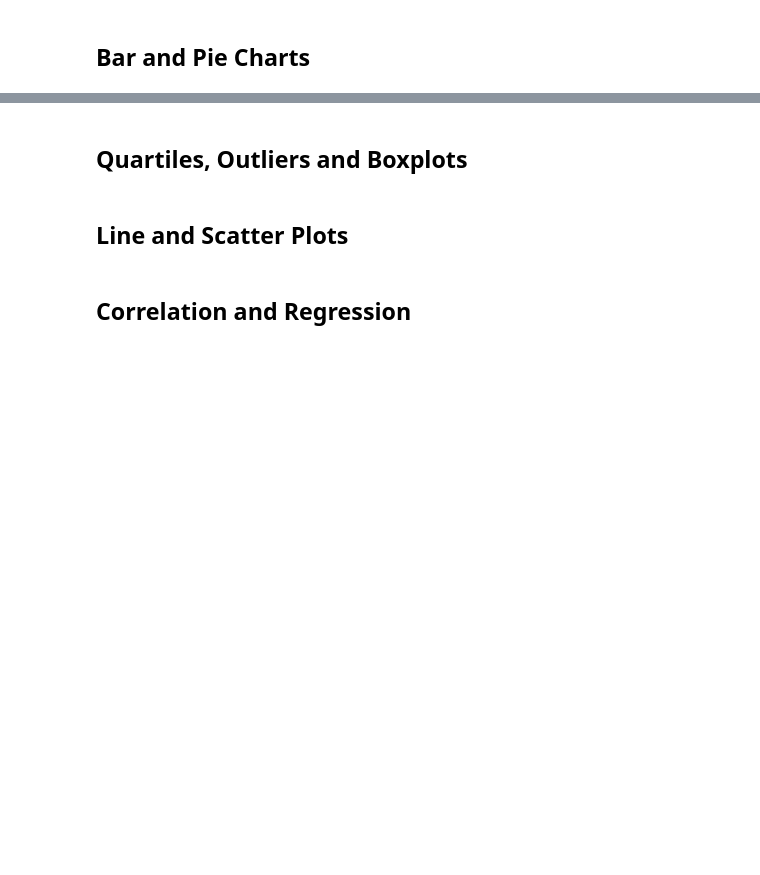
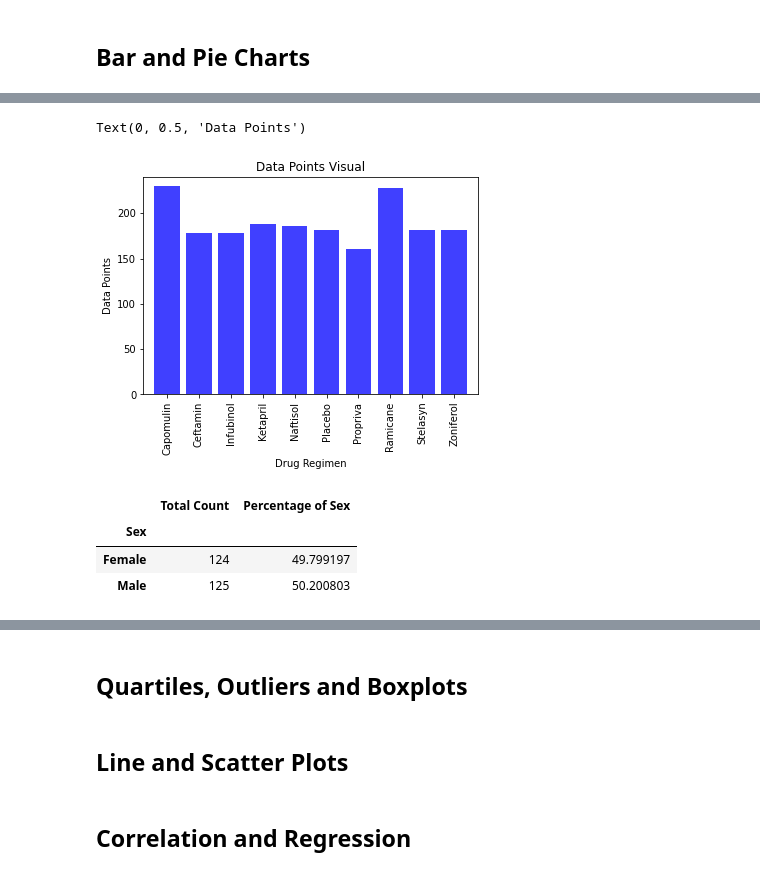
Before and after one commit to jagorman/Pymaceuticals, a Jupyter notebook: Pymaceuticals/Pymaceuticals .ipynb, the cells around one changed output, grey strips where cells are left out. Drawn from its saved outputs; the diff is of its cells as text; code cells hidden in the pictures; blank space fills up the shorter version.

```diff
--- a/Pymaceuticals/Pymaceuticals .ipynb
+++ b/Pymaceuticals/Pymaceuticals .ipynb
@@ -72,0 +157,39 @@ count
+# %%
+# Generate a bar plot showing the total number of measurements taken on each drug regimen using pyplot.
+users = [230, 178, 178, 188, 186, 181, 161, 228, 181, 182]
+
+#Set the x_axis to be the amount of the Data Regimen
+x_axis = np.arange(len(regimen))
+
+plt.bar(x_axis, users, color='b', alpha=0.75, align='center')
+
+tick_locations = [value for value in x_axis]
+plt.xticks(tick_locations, ['Capomulin', 'Ceftamin', 'Infubinol', 'Ketapril', 'Naftisol', 'Placebo', 'Propriva', 'Ramicane', 'Stelasyn', 'Zoniferol'],  rotation='vertical')
+
+plt.xlim(-0.75, len(x_axis)-0.25)
+
+plt.ylim(0, max(users)+10)
+
+plt.title("Data Points Visual")
+plt.xlabel("Drug Regimen")
+plt.ylabel("Data Points")
+# %% [output]
+Text(0, 0.5, 'Data Points')
+[figure, added]
+# %%
+#  Group by gender
+gendergroup = mouse_results_df.groupby(["Mouse ID","Sex"])
+gendergroup
+gender_df = pd.DataFrame(gendergroup.size())
+
+# Create the dataframe
+gender = pd.DataFrame(gender_df.groupby(["Sex"]).count())
+gender.columns = ["Total Count"]
+gender["Percentage of Sex"] = (100*(mouse_gender["Total Count"]/mouse_gender["Total Count"].sum()))
+
+gender
+# %% [output]
+|  | Total Count | Percentage of Sex |
+| Sex |  |  |
+| Female | 124 | 49.799197 |
+| Male | 125 | 50.200803 |
```
Also changed, not shown: parts of 13 cells of this notebook, 1 other file.
